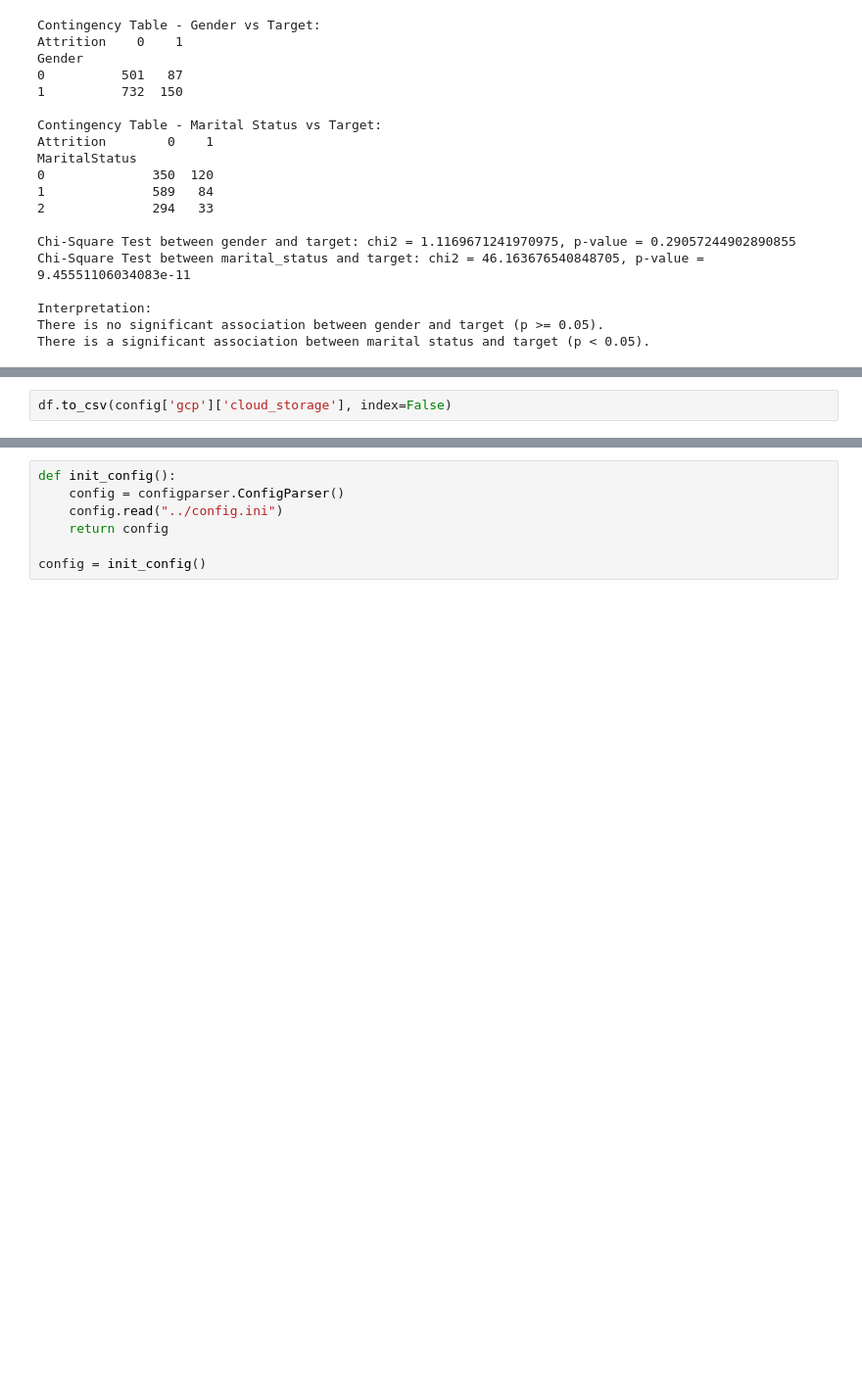
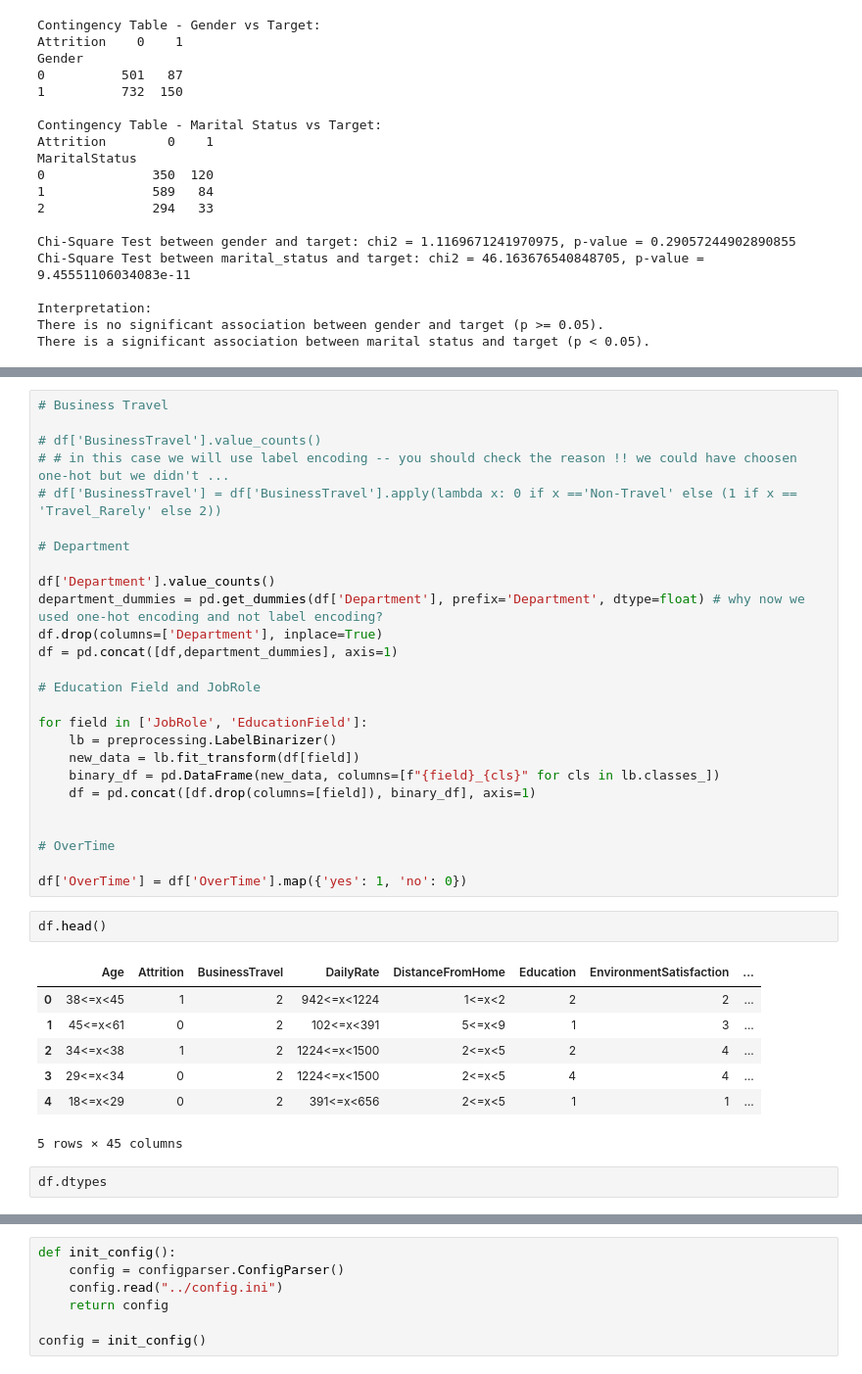
Before and after one commit to GCP-ML-specialisation/gcp-ml-specialisation-demo3, a Jupyter notebook: eda/data_explor.ipynb, the cells around one changed output, grey strips where cells are left out. Shown at 98% size. Saved outputs shown, nothing was run; the diff lists cells and outputs as text; blank space fills up the shorter version.

```diff
--- a/eda/data_explor.ipynb
+++ b/eda/data_explor.ipynb
@@ -195,3 +178,39 @@ df.head()
 5 rows × 30 columns
-# %%
-df.to_csv(config['gcp']['cloud_storage'], index=False)
+# %%
+# Business Travel
+
+# df['BusinessTravel'].value_counts()
+# # in this case we will use label encoding -- you should check the reason !! we could have choosen one-hot but we didn't ...
+# df['BusinessTravel'] = df['BusinessTravel'].apply(lambda x: 0 if x =='Non-Travel' else (1 if x == 'Travel_Rarely' else 2))
+
+# Department
+
+df['Department'].value_counts()
+department_dummies = pd.get_dummies(df['Department'], prefix='Department', dtype=float) # why now we used one-hot encoding and not label encoding?
+df.drop(columns=['Department'], inplace=True)
+df = pd.concat([df,department_dummies], axis=1)
+
+# Education Field and JobRole
+
+for field in ['JobRole', 'EducationField']:
+    lb = preprocessing.LabelBinarizer()
+    new_data = lb.fit_transform(df[field])
+    binary_df = pd.DataFrame(new_data, columns=[f"{field}_{cls}" for cls in lb.classes_])
+    df = pd.concat([df.drop(columns=[field]), binary_df], axis=1)
+
+
+# OverTime
+
+df['OverTime'] = df['OverTime'].map({'yes': 1, 'no': 0})
+# %%
+df.head()
+# %% [output]
+|  | Age | Attrition | BusinessTravel | DailyRate | DistanceFromHome | Education | EnvironmentSatisfaction | ... |
+| 0 | 38<=x<45 | 1 | 2 | 942<=x<1224 | 1<=x<2 | 2 | 2 | ... |
+| 1 | 45<=x<61 | 0 | 2 | 102<=x<391 | 5<=x<9 | 1 | 3 | ... |
+| 2 | 34<=x<38 | 1 | 2 | 1224<=x<1500 | 2<=x<5 | 2 | 4 | ... |
+| 3 | 29<=x<34 | 0 | 2 | 1224<=x<1500 | 2<=x<5 | 4 | 4 | ... |
+| 4 | 18<=x<29 | 0 | 2 | 391<=x<656 | 2<=x<5 | 1 | 1 | ... |
+5 rows × 45 columns
+# %%
+df.dtypes
```
Also changed, not shown: parts of 18 cells of this notebook, 7 other files.
